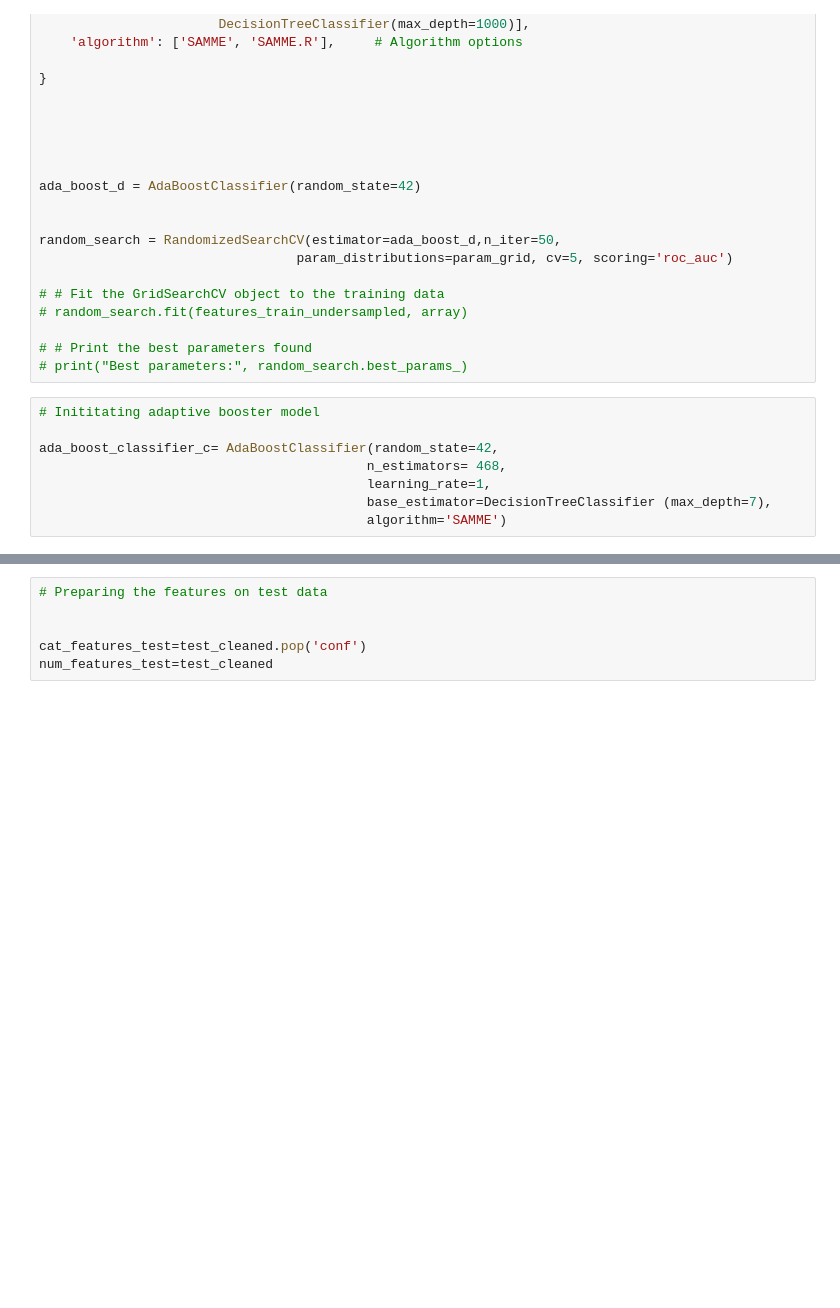
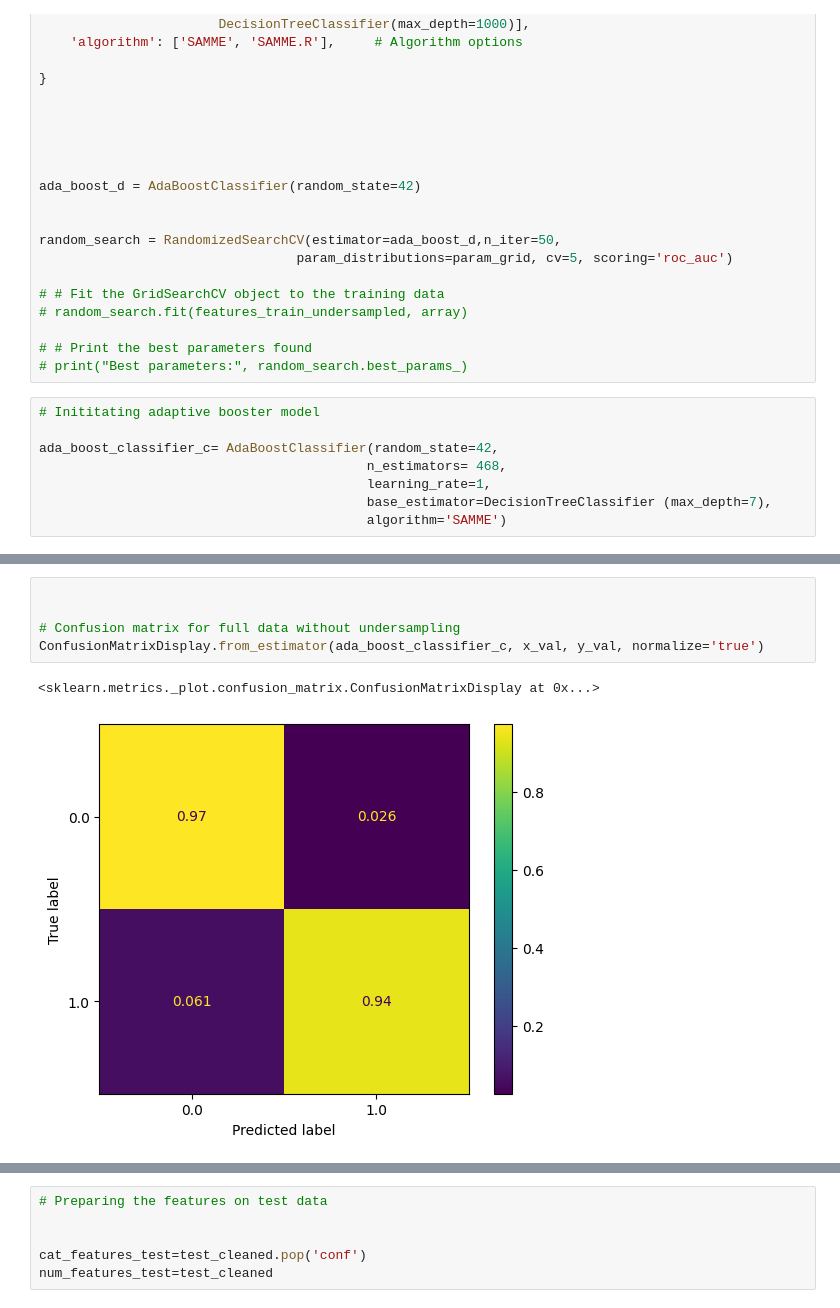
Before and after one commit to daniel-alexandr/adv_ml_application_assignment_1, a Jupyter notebook: notebooks/alexander_daniel-24591214-week3_adaptivebooster.ipynb, the cells around one changed output, grey strips where cells are left out. Cells and saved outputs as stored; diff of their text form; blank space fills up the shorter version.

```diff
--- a/notebooks/alexander_daniel-24591214-week3_adaptivebooster.ipynb
+++ b/notebooks/alexander_daniel-24591214-week3_adaptivebooster.ipynb
@@ -354,0 +359,8 @@ ConfusionMatrixDisplay.from_estimator(ada_boost_classifier_c, features_train, ta
+# %%
+
+
+# Confusion matrix for full data without undersampling
+ConfusionMatrixDisplay.from_estimator(ada_boost_classifier_c, x_val, y_val, normalize='true')
+# %% [output]
+<sklearn.metrics._plot.confusion_matrix.ConfusionMatrixDisplay at 0x...>
+[figure, added]
```
Also changed, not shown: parts of 19 cells of this notebook, 1 other file.
